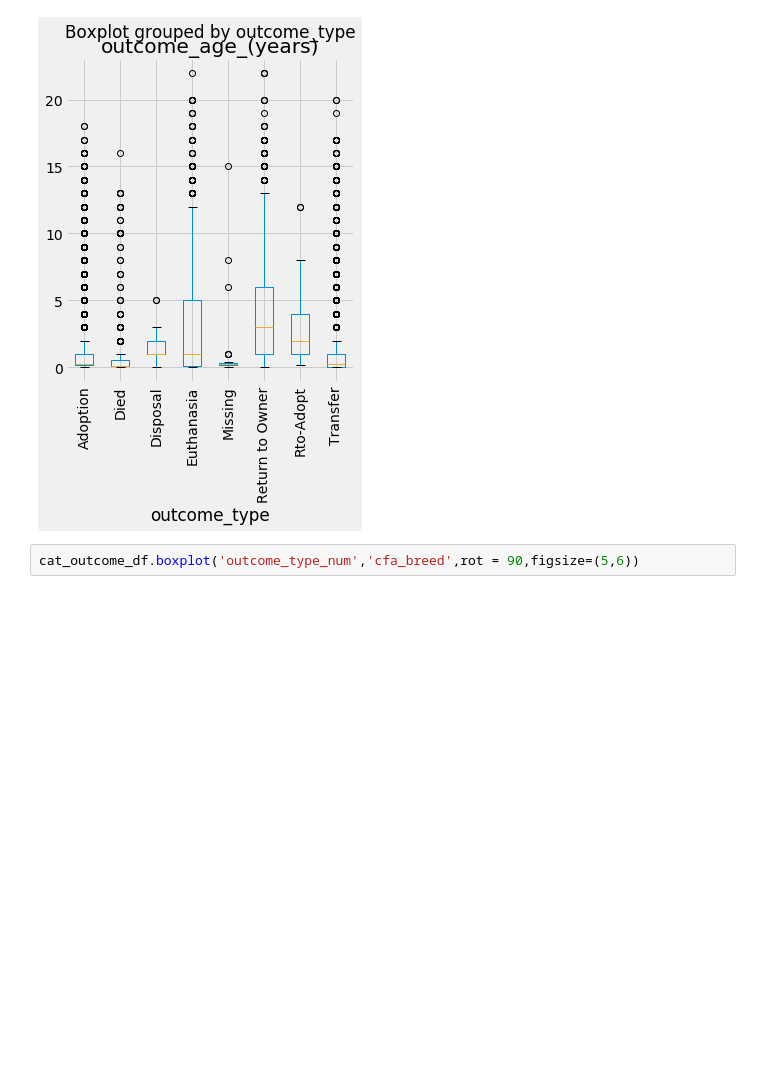
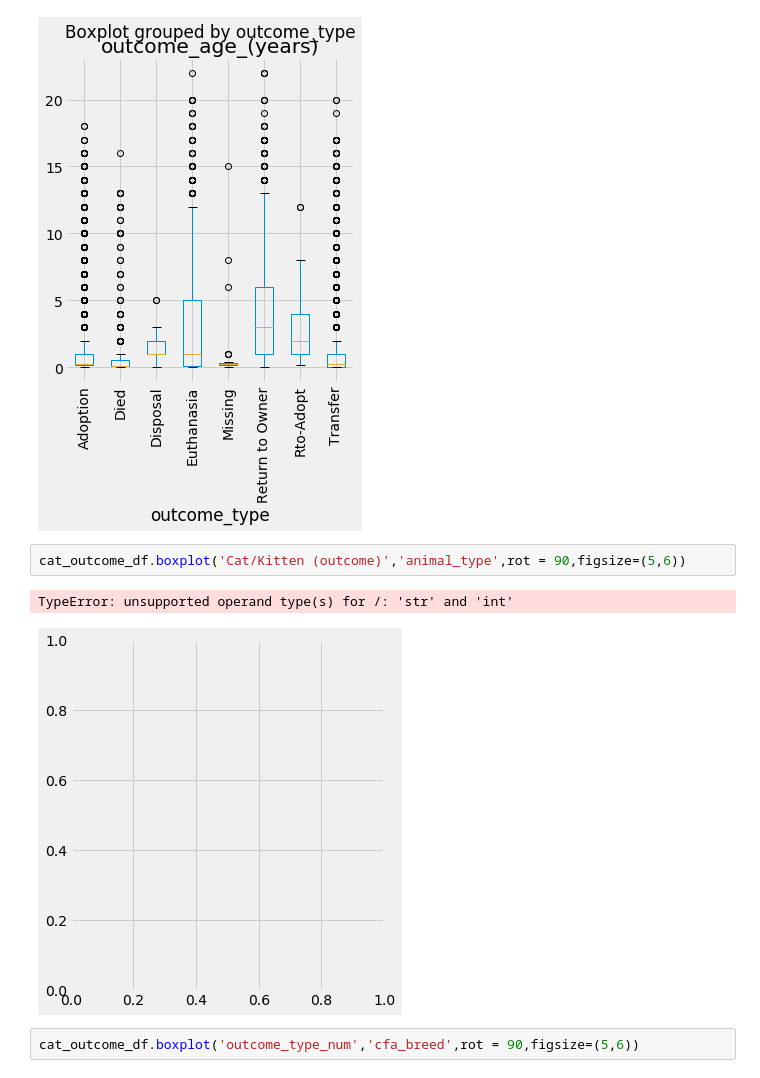
Before and after one commit to albertsaave/scs_3251_project, a Jupyter notebook: hugh-acc-shelter-cats.ipynb, the cells around one changed output. Cells and saved outputs as stored; diff of their text form; blank space fills up the shorter version.

Commit message:
hugh: boxplots

```diff
--- a/hugh-acc-shelter-cats.ipynb
+++ b/hugh-acc-shelter-cats.ipynb
@@ -181,6 +181,11 @@ cat_outcome_df.boxplot('outcome_age_(years)','outcome_type',rot = 90,figsize=(5,
 # %% [output]
 <matplotlib.axes._subplots.AxesSubplot at 0x...>
 [figure]
+# %%
+cat_outcome_df.boxplot('Cat/Kitten (outcome)','animal_type',rot = 90,figsize=(5,6))
+# %% [output]
+TypeError: unsupported operand type(s) for /: 'str' and 'int'
+[figure, added]
 # %%
 cat_outcome_df.boxplot('outcome_type_num','cfa_breed',rot = 90,figsize=(5,6))
 # %% [output]
```
